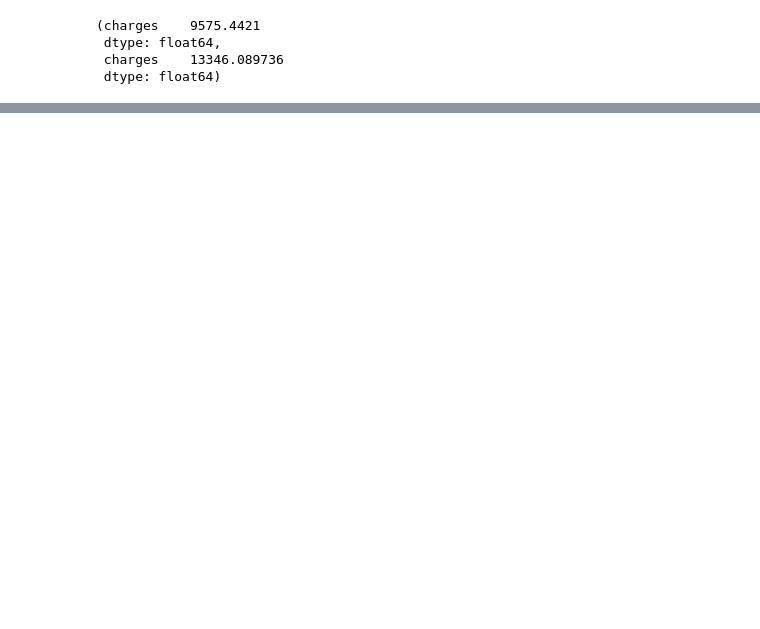
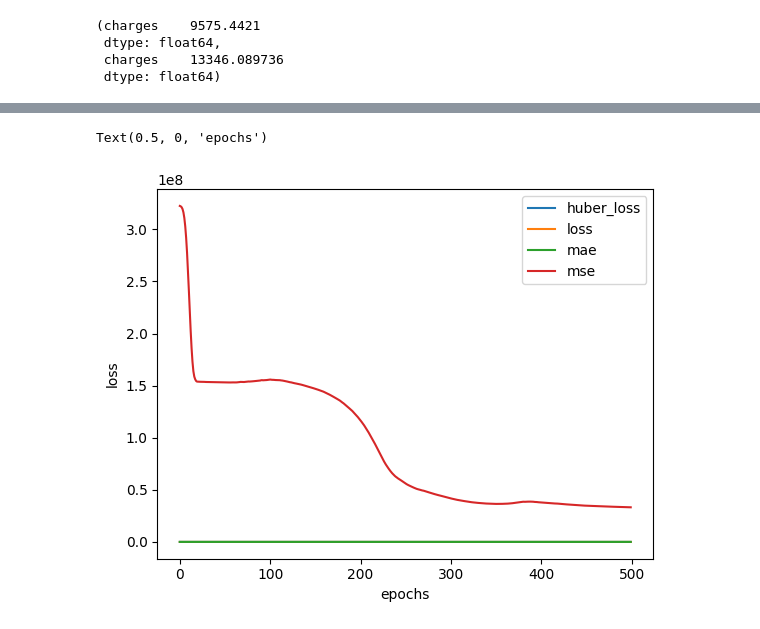
Before and after one commit to KrzysztofKaluza/Tensorflow-Bootcamp, a Jupyter notebook: 01_neural_network_regression_with_tensorflow.ipynb, the cells around one changed output, grey strips where cells are left out. Drawn from its saved outputs; the diff is of its cells as text; code cells hidden in the pictures; blank space fills up the shorter version.

Commit message:
Providing larger model on open source insurance.csv data

```diff
--- a/01_neural_network_regression_with_tensorflow.ipynb
+++ b/01_neural_network_regression_with_tensorflow.ipynb
@@ -1039,0 +1065,11 @@ Right now our model does not predict well, let's improve it
+# %%
+tf.random.set_seed(42)
+
+large_model_2 = models.Sequential(name="large_model_2")
+
+large_model_2.add(layers.Dense(11, activation="relu", name="input_layer"))
+large_model_2.add(layers.Dense(100, activation="relu", name="middle_layer"))
+large_model_2.add(layers.Dense(1, name="output_layer"))
+
+large_model_2.compile(optimizers.SGD(),losses.MeanAbsoluteError, metrics=["mae", "mse", losses.Huber])
+large_model_2.fit(X_train, y_train, epochs=100)
@@ -1039,0 +1102,11 @@ Right now our model does not predict well, let's improve it
+# %%
+tf.random.set_seed(42)
+
+large_model_3 = models.Sequential(name="large_model_3")
+
+large_model_3.add(layers.Dense(11, activation="relu", name="input_layer"))
+large_model_3.add(layers.Dense(100, activation="relu", name="middle_layer"))
+large_model_3.add(layers.Dense(1, name="output_layer"))
+
+large_model_3.compile(optimizers.SGD(),losses.MeanAbsoluteError, metrics=["mae", "mse", losses.Huber])
+large_model_3.fit(X_train, y_train, epochs=500)
@@ -1039,0 +1137,11 @@ Right now our model does not predict well, let's improve it
+# %%
+tf.random.set_seed(42)
+
+large_model_4 = models.Sequential(name="large_model_4")
+
+large_model_4.add(layers.Dense(11, activation="relu", name="input_layer"))
+large_model_4.add(layers.Dense(100, activation="relu", name="middle_layer"))
+large_model_4.add(layers.Dense(1, name="output_layer"))
+
+large_model_4.compile(optimizers.Adam(),losses.MeanAbsoluteError, metrics=["mae", "mse", losses.Huber])
+history = large_model_4.fit(X_train, y_train, epochs=500)
@@ -1039,0 +1175,7 @@ Right now our model does not predict well, let's improve it
+# %%
+pd.DataFrame(history.history).plot()
+plt.ylabel("loss")
+plt.xlabel("epochs")
+# %% [output]
+Text(0.5, 0, 'epochs')
+[figure, added]
```
Also changed, not shown: parts of 15 cells of this notebook.
